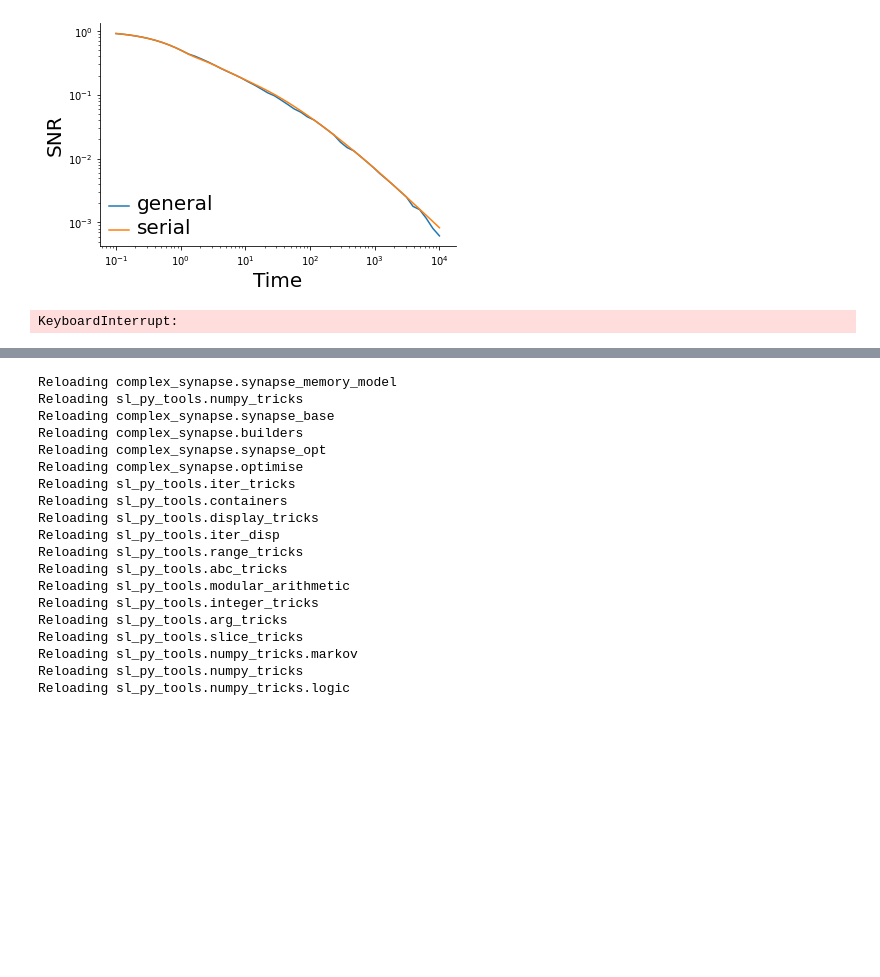
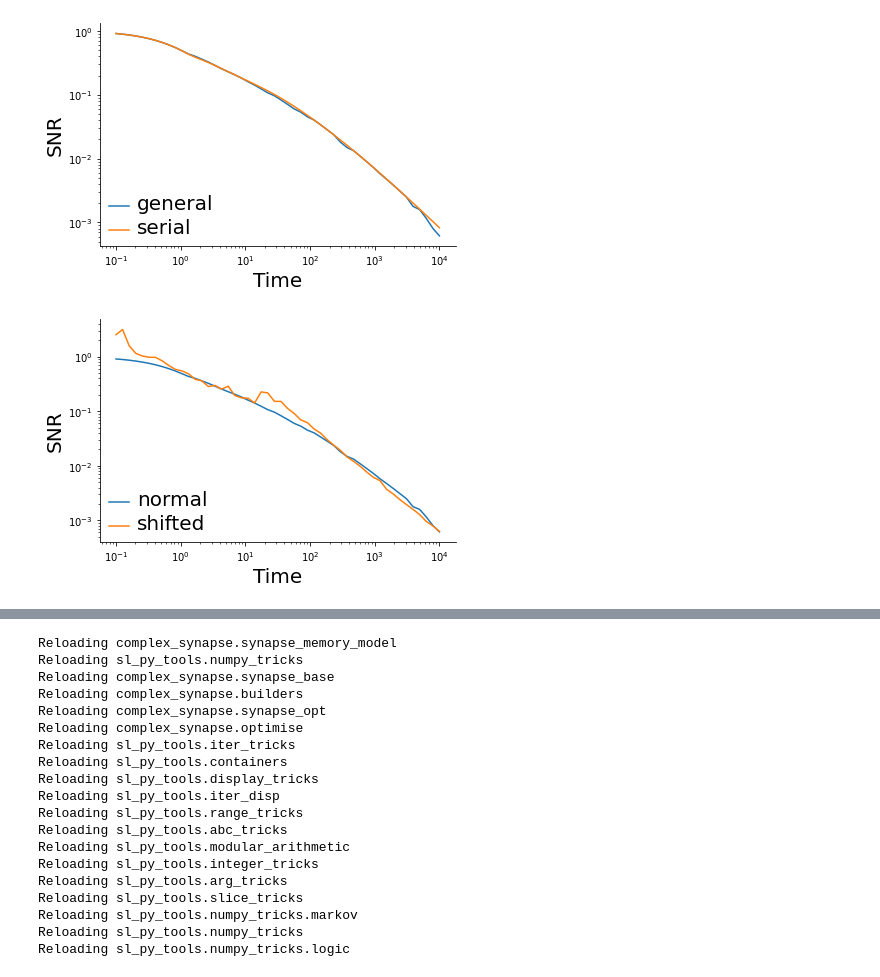
Before and after one commit to ganguli-lab/Complex_Synapse, a Jupyter notebook: Code/Python/plots.ipynb, the cells around one changed output, grey strips where cells are left out. Cells and saved outputs as stored; diff of their text form; code cells hidden in the pictures; blank space fills up the shorter version.

Commit message:
optimise with shifted constraints

```diff
--- a/Code/Python/plots.ipynb
+++ b/Code/Python/plots.ipynb
@@ -48,4 +48,16 @@ lg = ax.legend(loc="lower left")
 mplt.clean_axes(ax)
 # %% [output]
 [figure]
+# %%
+senvelope_gen, smodels_gen = cs.soptimise.optim_laplace_range(s, nst, serial=False, **options)
+# %%
+plt.loglog(1/s, envelope_gen * s, label='normal')
+plt.loglog(1/s, senvelope_gen * s, label='shifted')
+ax = plt.gca()
+ax.set_xlabel("Time")
+ax.set_ylabel("SNR")
+lg = ax.legend(loc="lower left")
+mplt.clean_axes(ax)
+# %% [output]
+[figure, added]
 # %%
@@ -53,5 +64,0 @@ np.savez_compressed("optim", s=s, envelope_gen=envelope_gen, envelope_srl=envelo
-# %%
-senvelope_srl, models_srl = cs.soptimise.optim_laplace_range(s, nst, serial=True, **options)
-senvelope_gen, models_gen = cs.soptimise.optim_laplace_range(s, nst, serial=False, **options)
-# %% [output]
-KeyboardInterrupt:
```
Also changed, not shown: parts of 6 cells of this notebook, 4 other files.
